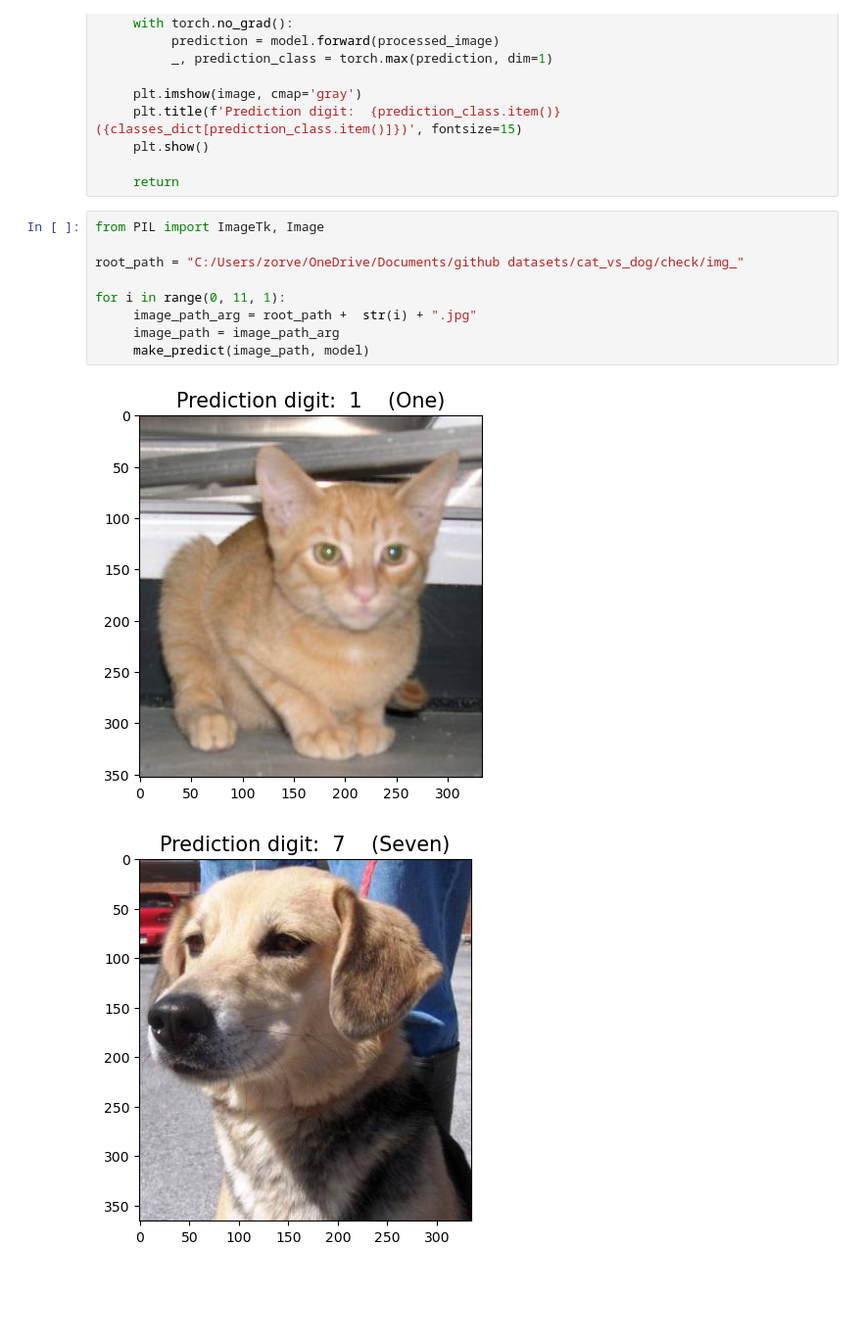
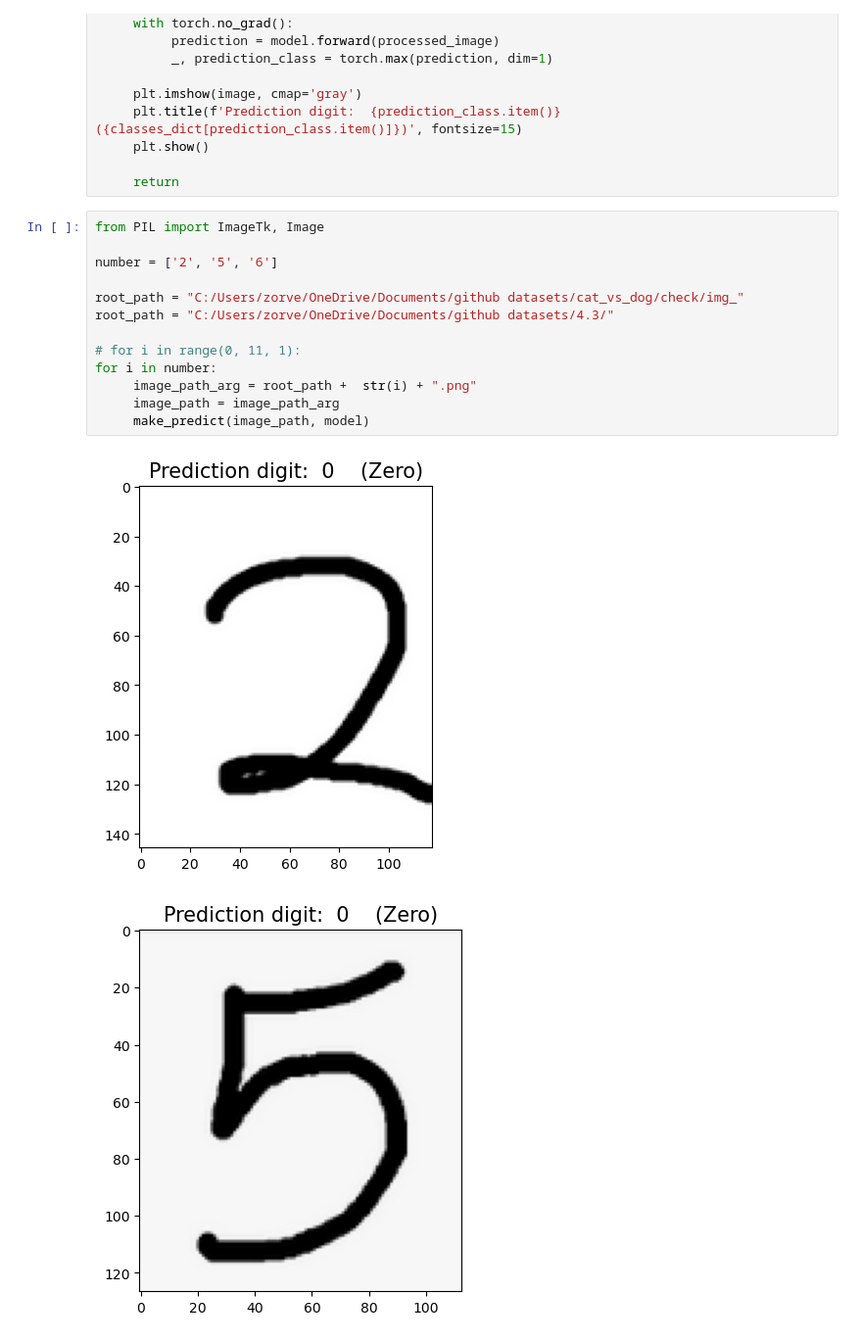
Before and after one commit to peterzorve/deep-learning-cnn-mnist, a Jupyter notebook: classification.ipynb, the cells around one changed output. Shown: that part at 98% size. Drawn from its saved outputs; the diff is of its cells as text; blank space fills up the shorter version.

```diff
--- a/classification.ipynb
+++ b/classification.ipynb
@@ -190,12 +179,16 @@ def make_predict(image_path, model):
 # %%
 from PIL import ImageTk, Image
 
+number = ['2', '5', '6']
+
 root_path = "C:/Users/zorve/OneDrive/Documents/github datasets/cat_vs_dog/check/img_"
+root_path = "C:/Users/zorve/OneDrive/Documents/github datasets/4.3/"
 
-for i in range(0, 11, 1):
-     image_path_arg = root_path +  str(i) + ".jpg"
+# for i in range(0, 11, 1):
+for i in number:
+     image_path_arg = root_path +  str(i) + ".png"
      image_path = image_path_arg
      make_predict(image_path, model)
 # %% [output]
-[figure, old version]
+[figure, new version]
-[figure, old version]
+[figure, new version]
```
Also changed, not shown: parts of 4 cells of this notebook, 1 other file.
